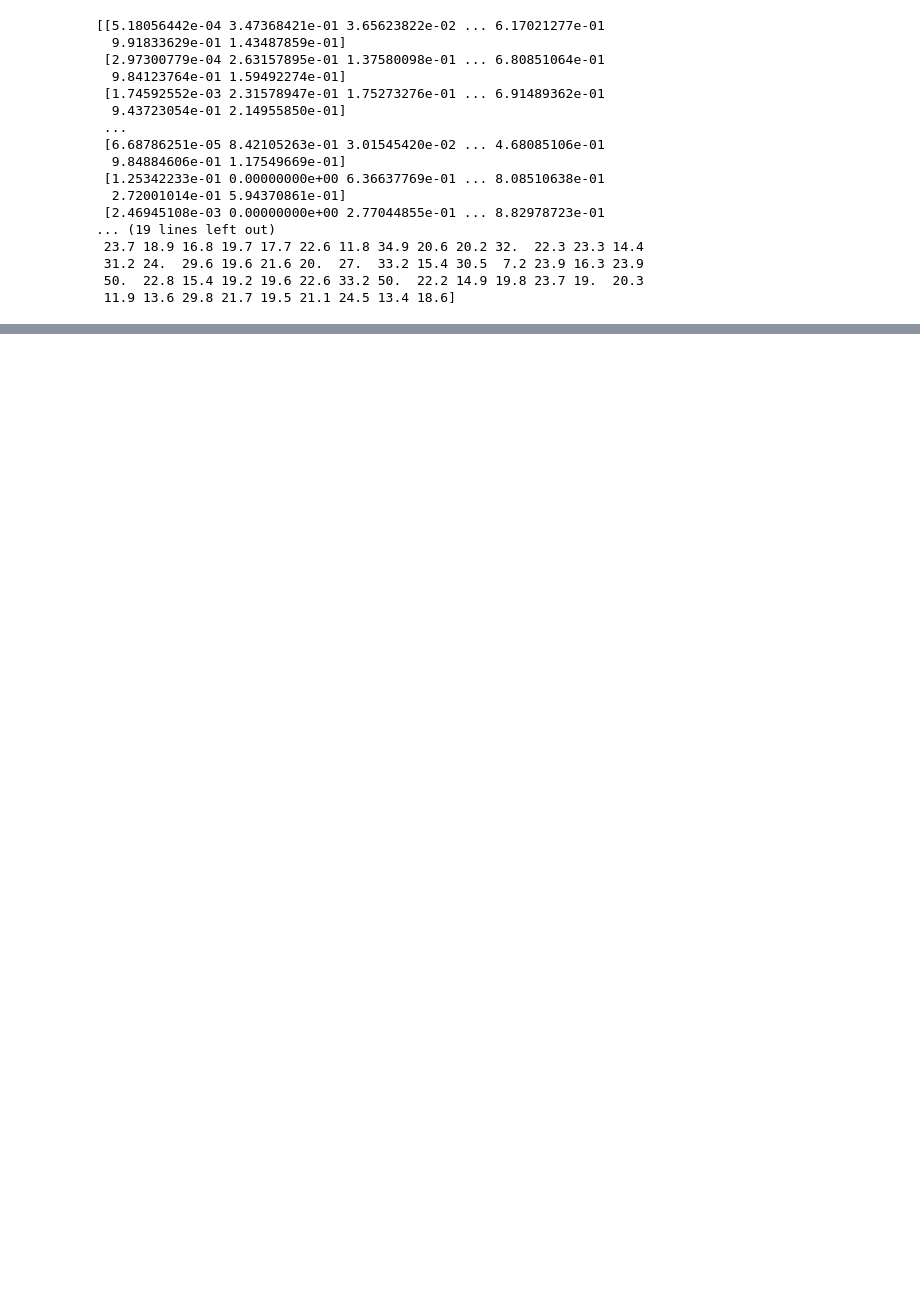
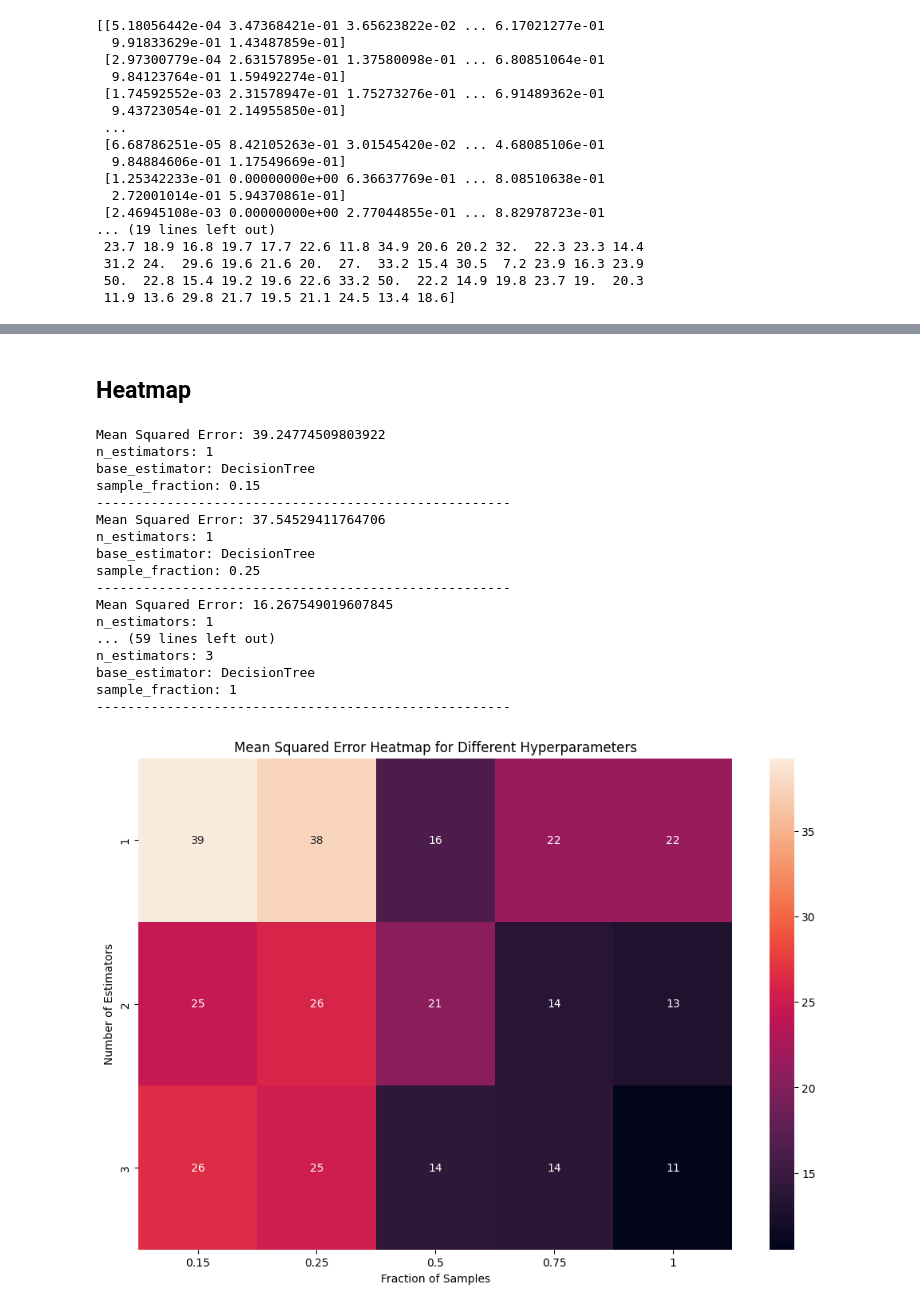
Before and after one commit to losettimourya/SMAI-Assignment4, a Jupyter notebook: 3.ipynb, the cells around one changed output, grey strips where cells are left out. Saved outputs shown, nothing was run; the diff lists cells and outputs as text; code cells hidden in the pictures; blank space fills up the shorter version.

```diff
--- a/3.ipynb
+++ b/3.ipynb
@@ -563,3 +588,57 @@ KeyboardInterrupt:
+# %% [markdown]
+## Heatmap
+# %%
+def plot_heatmap(base_estimator):
+    n_estimators = [1, 2, 3]
+    sample_fraction = [0.15, 0.25, 0.5, 0.75, 1]
+    mse_values = np.zeros((len(n_estimators), len(sample_fraction)))
+
+    for i, n_estimator in enumerate(n_estimators):
+        for k, fraction in enumerate(sample_fraction):
+            bagged_regressor = bagging_ensemble_regression(
+                base_estimator=base_estimator,
+                n_estimators=n_estimator,
+                sample_fraction=fraction,
+                with_replacement=True,  # You can adjust this as needed
+                voting="soft"  # You can adjust the voting type as needed
+            )
+            y_pred = bagged_regressor(X_test)
+            mse = mean_squared_error(y_test, y_pred)
+            print("Mean Squared Error:", mse)
+            print("n_estimators:",n_estimator)
+            print("base_estimator:",base_estimator)
+            print("sample_fraction:",fraction)
+            print("-----------------------------------------------------")
+            mse_values[i, k] = mse
+
+    # Create a heatmap of MSE values
+    plt.figure(figsize=(12, 8))
+    sns.heatmap(mse_values, annot=True, xticklabels=sample_fraction, yticklabels=n_estimators)
+    plt.xlabel("Fraction of Samples")
+    plt.ylabel("Number of Estimators")
+    plt.title("Mean Squared Error Heatmap for Different Hyperparameters")
+    plt.show()
+# %%
+plot_heatmap(base_estimator = "DecisionTree")
+# %% [output]
+Mean Squared Error: 39.24774509803922
+n_estimators: 1
+base_estimator: DecisionTree
+sample_fraction: 0.15
+-----------------------------------------------------
+Mean Squared Error: 37.54529411764706
+n_estimators: 1
+base_estimator: DecisionTree
+sample_fraction: 0.25
+-----------------------------------------------------
+Mean Squared Error: 16.267549019607845
+n_estimators: 1
+... (59 lines left out)
+n_estimators: 3
+base_estimator: DecisionTree
+sample_fraction: 1
+-----------------------------------------------------
+[figure, added]
 # %%
 data = pd.read_csv('WineQT.csv', header=0)
 train_data, test_data = train_test_split(data, test_size=0.2,random_state = 42)
```
Also changed, not shown: parts of 12 cells of this notebook.
